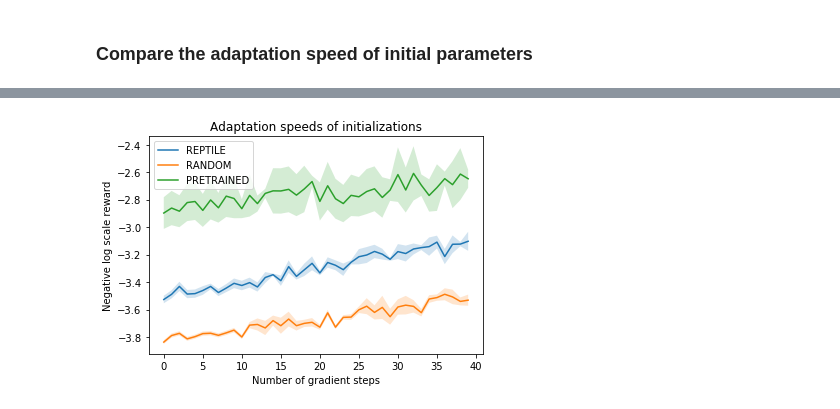
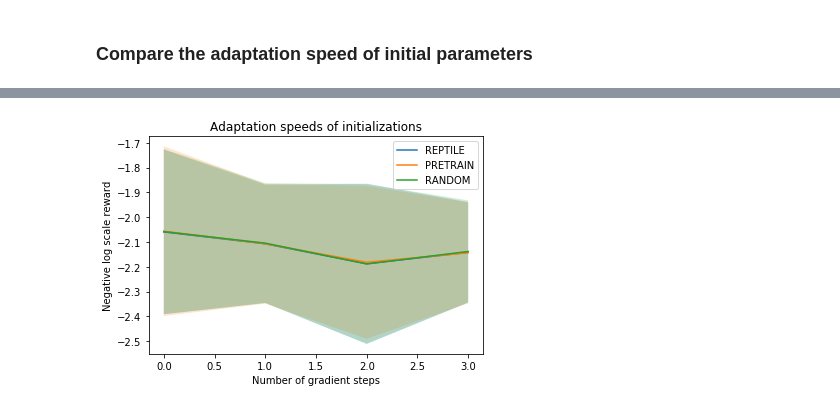
Before and after one commit to kennyderek/reptile-rl, a Jupyter notebook: REPTILE on Continuous2D Environment.ipynb, the cells around one changed output, grey strips where cells are left out. Drawn from its saved outputs; the diff is of its cells as text; code cells hidden in the pictures.

Commit message:
Fix continuous environment

```diff
--- a/REPTILE on Continuous2D Environment.ipynb
+++ b/REPTILE on Continuous2D Environment.ipynb
@@ -51,13 +51,14 @@ class ModelArgs():
         self.random_perm = True
         self.num_batches = 300
         self.num_mini_batches = 1
-        self.batch_size = 1
+        self.batch_size = 5
         self.horizon = 100
         self.weight_func = lambda batch_num: (1 - batch_num/self.num_batches)**2
 
         # policy
-        self.policy = ActorSmall
+        self.policy = ActorContinuous
         self.log_goal_locs = False
+        self.hidden_size = 100
 # %% [markdown]
 ### Train on a single world
 # %%
@@ -85,13 +102,13 @@ PARAMS_LIST = []
 # %% [markdown]
 ### Batch REPTILE
 # %%
-from REPTILE_training import update_init_params
+from utils_training import update_init_params
 from tqdm.notebook import tqdm
 import copy
 from collections import OrderedDict
 
-NUM_META_ITER = 100
-NUM_TASKS = 10
+NUM_META_ITER = 20
+NUM_TASKS = 5
 K = 4
 ALPHA = 0.1
 
@@ -127,9 +162,10 @@ PARAMS_LIST.append(result)
 # %% [markdown]
 ### Set up pretraining
 # %%
+model_args = ModelArgs(Continuous2D)
+model_args.num_batches = 100
+model_args.batch_size = 5
 model = REINFORCE(model_args)
-model_args.num_batches = 100
-model_args.batch_size = 10
 
 # we pass the model no enviornment, but just the sampler.
 rewards, losses = model.train(None, sample_task)
@@ -142,6 +182,9 @@ PARAMS_LIST.append(result)
 # %% [markdown]
 ### Random model initialization
 # %%
+model_args = ModelArgs(Continuous2D)
+model_args.num_batches = 20
+model_args.batch_size = 5
 model = REINFORCE(model_args)
 
 result = {
@@ -165,4 +223,4 @@ utils_training.compare_parameter_initializations(params_list, model_args, NUM_AD
 # %%
-utils_training.plot_adaptation(params_list)
+utils_training.plot_adaptation(PARAMS_LIST)
 # %% [output]
-[figure, old version]
+[figure, new version]
```
Also changed, not shown: parts of 11 cells of this notebook, 4 other files.
